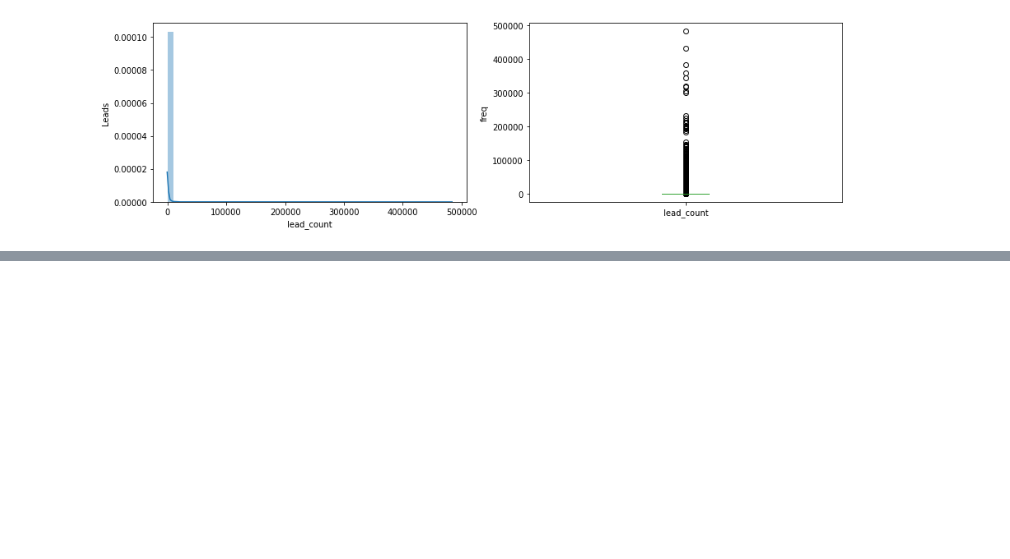
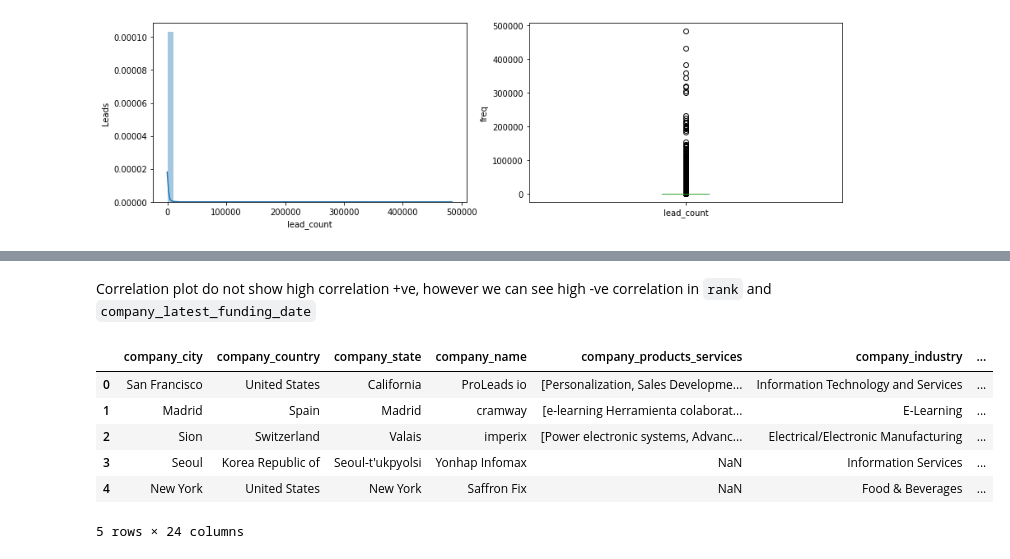
Before and after one commit to mohit-bags/BERT-Notebooks, a Jupyter notebook: Company Sector Determination(Text Classification)/shubham_v1.ipynb, the cells around one changed output, grey strips where cells are left out. Drawn from its saved outputs; the diff is of its cells as text; code cells hidden in the pictures; blank space fills up the shorter version.

```diff
--- a/Company Sector Determination(Text Classification)/shubham_v1.ipynb
+++ b/Company Sector Determination(Text Classification)/shubham_v1.ipynb
@@ -636,0 +668,12 @@ sns.heatmap(data.corr(),annot=True)
+# %% [markdown]
+Correlation plot do not show high correlation +ve, however we can see high -ve correlation in `rank` and `company_latest_funding_date`
+# %%
+data.head()
+# %% [output]
+|  | company_city | company_country | company_state | company_name | company_products_services | company_industry | ... |
+| 0 | San Francisco | United States | California | ProLeads io | [Personalization, Sales Developme... | Information Technology and Services | ... |
+| 1 | Madrid | Spain | Madrid | cramway | [e-learning Herramienta colaborat... | E-Learning | ... |
+| 2 | Sion | Switzerland | Valais | imperix | [Power electronic systems, Advanc... | Electrical/Electronic Manufacturing | ... |
+| 3 | Seoul | Korea Republic of | Seoul-t'ukpyolsi | Yonhap Infomax | NaN | Information Services | ... |
+| 4 | New York | United States | New York | Saffron Fix | NaN | Food & Beverages | ... |
+5 rows × 24 columns
```
Also changed, not shown: parts of 83 cells of this notebook, 2 other files.
